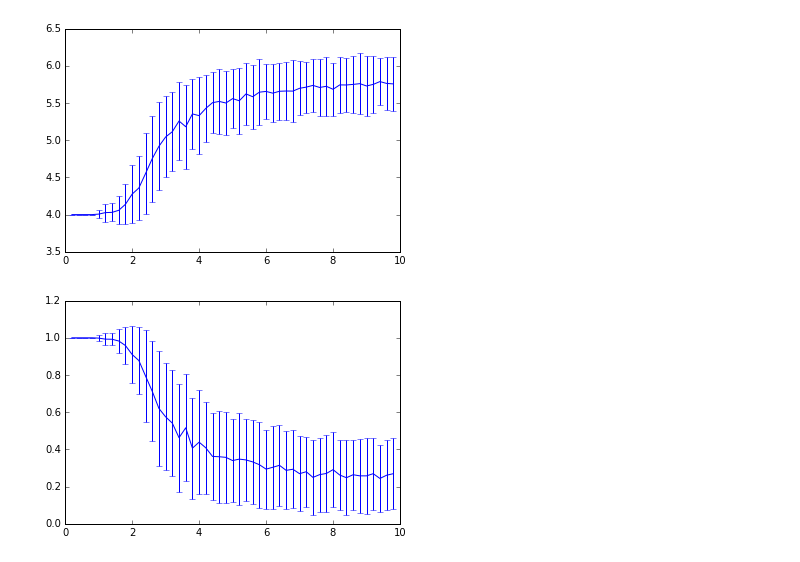
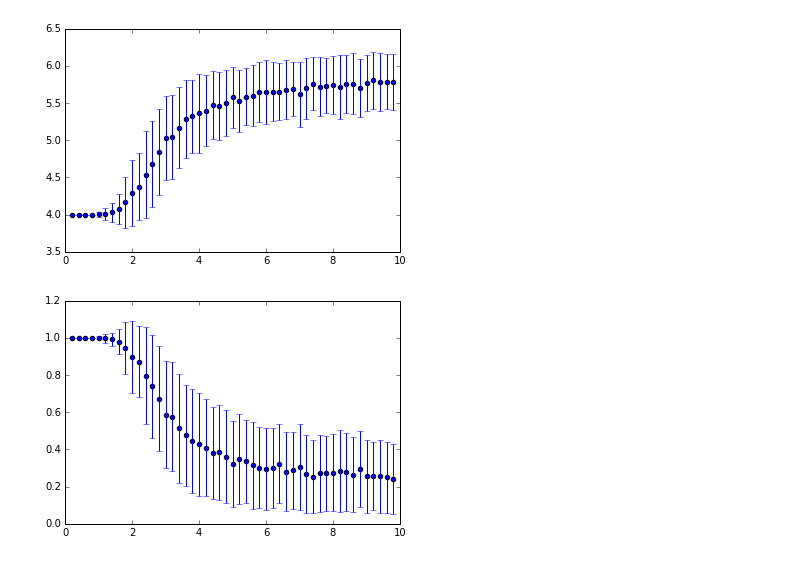
Before and after one commit to teunzwart/bachelor-project, a Jupyter notebook: code/Metropolis-Ising.ipynb, the cells around one changed output. Cells and saved outputs as stored; diff of their text form; code cells hidden in the pictures.

```diff
--- a/code/Metropolis-Ising.ipynb
+++ b/code/Metropolis-Ising.ipynb
@@ -18,6 +18,8 @@ def calculate_energy(lattice, L, J):
             for n in neighbours:
                 if lattice[n] == center:
                     energy += J
+                else:
+                    energy -= J #
 
     return energy
 
@@ -75,7 +77,7 @@ def metropolis(sweeps, temperature, bond_energy_J, lattice_size_L, initial_tempe
 
     return energy_history, magnet_history
 # %%
-energy_history, magnet_history = metropolis(1000, temperature=3, bond_energy_J=1, lattice_size_L=4, initial_temperature="lo")
+energy_history, magnet_history = metropolis(10000, temperature=3, bond_energy_J=1, lattice_size_L=4, initial_temperature="lo")
 print(len(energy_history))
 # %% [output]
 sweep 0
@@ -182,13 +232,27 @@ temp_dep_energy_error = []
 temp_dep_magnet = []
 temp_dep_magnet_error = []
 
+lattice_L = 4
+
 for T in np.arange(0.2, 10.0, 0.2):
+    print("TEMPERATURE", T)
     magnet_samples = []
     energy_samples = []
-    energy_history, magnet_history = metropolis(1000, temperature=T, bond_energy_J=1, lattice_size_L=4, initial_temperature="lo")
-    correlation_time = np.trapz(numpy_autocor(magnet_history[999:1199]))
+    energy_history, magnet_history = metropolis(1000, temperature=T, bond_energy_J=1, lattice_size_L=lattice_L, initial_temperature="lo")
+    plt.plot(np.linspace(0,100, 100), [m/max(magnet_history) for m in magnet_history[:100]])
+    plt.show()
+    acf = numpy_autocor(magnet_history)
 
-    print(correlation_time)
+    print(len(acf))
+    print(acf)
+    if np.isnan(acf).any():
+        print("No valid auto correlation function.")
+        correlation_time = 4
+    else:
+        correlation_time = np.trapz(acf[999:])
+
+
+    print("correlation_time", correlation_time)
     if correlation_time <= 0:
         correlation_time = 4
         print("Had to change correlation time.")
@@ -196,9 +260,9 @@ for T in np.arange(0.2, 10.0, 0.2):
         magnet_samples.append(magnet_history[t])
         energy_samples.append(energy_history[t])
 
-    temp_dep_energy.append(np.mean([math.fabs(m)/16 for m in energy_samples]))
-    temp_dep_energy_error.append(np.std([math.fabs(m)/16 for m in energy_samples]))
+    temp_dep_energy.append(np.mean([math.fabs(m)/lattice_L**2 for m in energy_samples]))
+    temp_dep_energy_error.append(np.std([math.fabs(m)/lattice_L**2 for m in energy_samples]))
 
-    temp_dep_magnet.append(np.mean([math.fabs(m)/16 for m in magnet_samples]))
-    temp_dep_magnet_error.append(np.std([math.fabs(m)/16 for m in magnet_samples]))
+    temp_dep_magnet.append(np.mean([math.fabs(m)/lattice_L**2 for m in magnet_samples]))
+    temp_dep_magnet_error.append(np.std([math.fabs(m)/lattice_L**2 for m in magnet_samples]))
 # %% [output]
@@ -229,12 +309,16 @@ Had to change correlation time.
 # %%
 # plt.plot(np.arange(0.2, 5.0, 0.2), temp_dep_energy)
-plt.errorbar(np.arange(0.2, 10.0, 0.2), temp_dep_energy, temp_dep_energy_error)
+plt.xlim(0, 10)
+plt.scatter(np.arange(0.2, 10.0, 0.2), temp_dep_energy)
+plt.errorbar(np.arange(0.2, 10.0, 0.2), temp_dep_energy, temp_dep_energy_error, linestyle='None')
 plt.show()
 # %% [output]
-[figure, old version]
+[figure, new version]
 # %%
 # plt.plot(np.arange(0.2, 5.0, 0.2), temp_dep_magnet)
-plt.errorbar(np.arange(0.2, 10.0, 0.2),  temp_dep_magnet, temp_dep_magnet_error)
+plt.xlim(0, 10)
+plt.scatter(np.arange(0.2, 10.0, 0.2), temp_dep_magnet)
+plt.errorbar(np.arange(0.2, 10.0, 0.2),  temp_dep_magnet, temp_dep_magnet_error, linestyle='None')
 plt.show()
 # %% [output]
-[figure, old version]
+[figure, new version]
```
Also changed, not shown: parts of 11 cells of this notebook.
